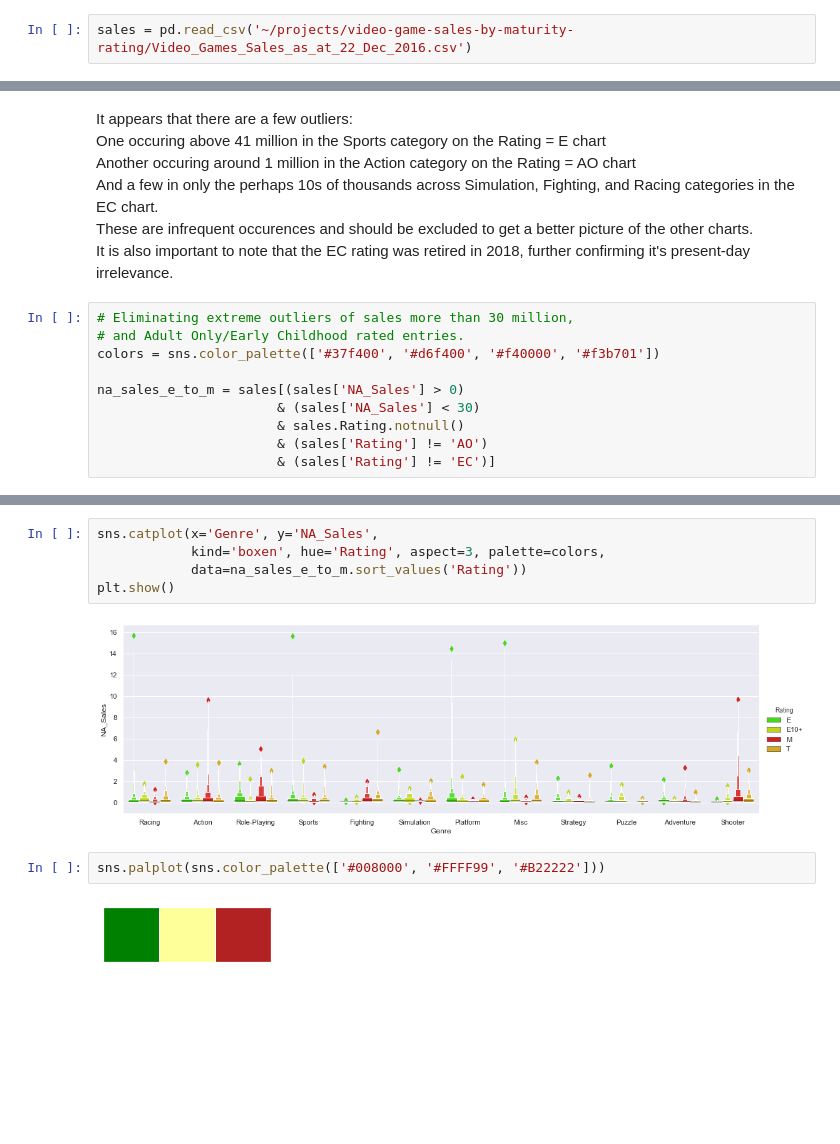
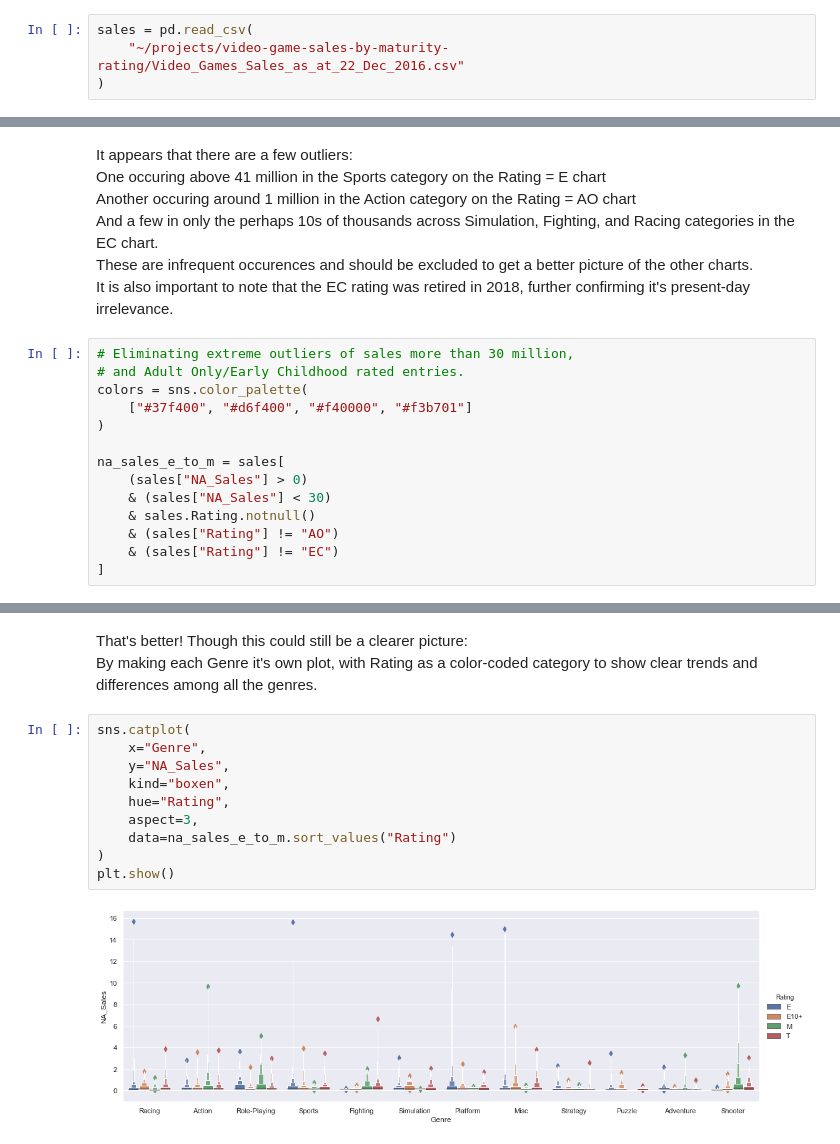
Before and after one commit to rjstange/Video-Game-Sales-by-ESRB-Rating, a Jupyter notebook: Video Game Sales By Maturity Rating.ipynb, the cells around one changed output, grey strips where cells are left out. Saved outputs shown, nothing was run; the diff lists cells and outputs as text; blank space fills up the shorter version.

```diff
--- a/Video Game Sales By Maturity Rating.ipynb
+++ b/Video Game Sales By Maturity Rating.ipynb
@@ -13,7 +17,9 @@ import seaborn as sns
 %matplotlib inline
 sns.set(style="darkgrid")
 # %%
-sales = pd.read_csv('~/projects/video-game-sales-by-maturity-rating/Video_Games_Sales_as_at_22_Dec_2016.csv')
+sales = pd.read_csv(
+    "~/projects/video-game-sales-by-maturity-rating/Video_Games_Sales_as_at_22_Dec_2016.csv"
+)
 # %%
 # Only pull from entries where there are US sales
 # and where there is a rating
@@ -35,10 +48,14 @@ It appears that there are a few outliers:
 # %%
 # Eliminating extreme outliers of sales more than 30 million,
 # and Adult Only/Early Childhood rated entries.
-colors = sns.color_palette(['#37f400', '#d6f400', '#f40000', '#f3b701'])
+colors = sns.color_palette(
+    ["#37f400", "#d6f400", "#f40000", "#f3b701"]
+)
 
-na_sales_e_to_m = sales[(sales['NA_Sales'] > 0)
-                       & (sales['NA_Sales'] < 30)
-                       & sales.Rating.notnull()
-                       & (sales['Rating'] != 'AO')
-                       & (sales['Rating'] != 'EC')]
+na_sales_e_to_m = sales[
+    (sales["NA_Sales"] > 0)
+    & (sales["NA_Sales"] < 30)
+    & sales.Rating.notnull()
+    & (sales["Rating"] != "AO")
+    & (sales["Rating"] != "EC")
+]
@@ -45,11 +74,15 @@ na_sales_e_to_m = sales[(sales['NA_Sales'] > 0)
+# %% [markdown]
+That's better! Though this could still be a clearer picture:<br>
+By making each Genre it's own plot, with Rating as a color-coded category to show clear trends and differences among all the genres.
 # %%
-sns.catplot(x='Genre', y='NA_Sales',
-            kind='boxen', hue='Rating', aspect=3, palette=colors,
-            data=na_sales_e_to_m.sort_values('Rating'))
+sns.catplot(
+    x="Genre",
+    y="NA_Sales",
+    kind="boxen",
+    hue="Rating",
+    aspect=3,
+    data=na_sales_e_to_m.sort_values("Rating")
+)
 plt.show()
 # %% [output]
-[figure, old version]
+[figure, new version]
-# %%
-sns.palplot(sns.color_palette(['#008000', '#FFFF99', '#B22222']))
-# %% [output]
-[figure, removed]
```
Also changed, not shown: parts of 10 cells of this notebook.
